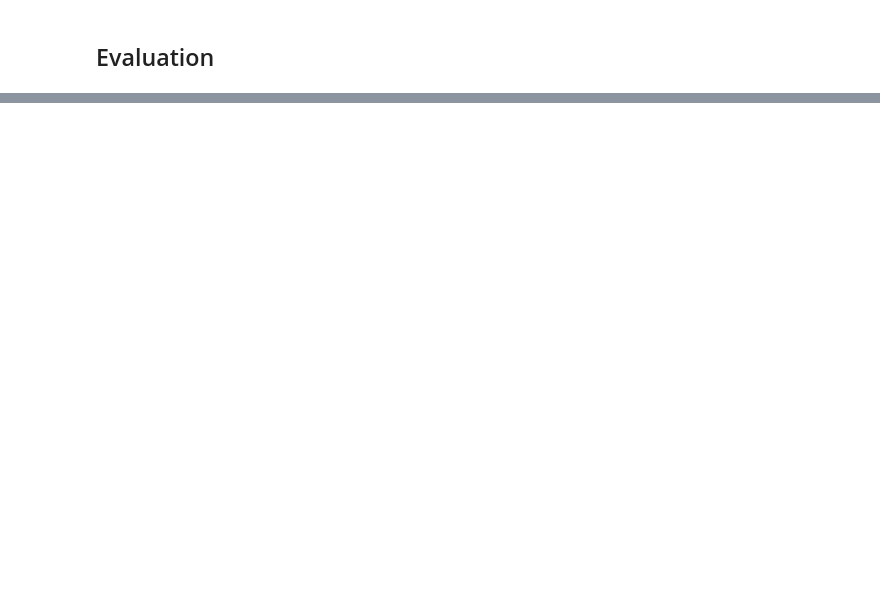
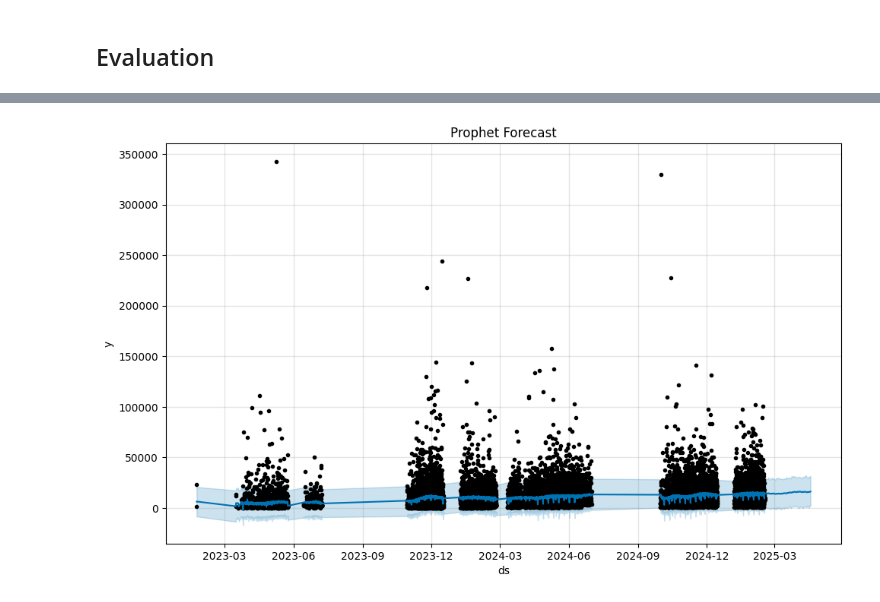
Before and after one commit to greglacinto/capstone_dab_422, a Jupyter notebook: capstone_phase2.ipynb, the cells around one changed output, grey strips where cells are left out. Drawn from its saved outputs; the diff is of its cells as text; code cells hidden in the pictures; blank space fills up the shorter version.

```diff
--- a/capstone_phase2.ipynb
+++ b/capstone_phase2.ipynb
@@ -1177,0 +1484,16 @@ plt.show()
+# %%
+ts_data.index = pd.to_datetime(ts_data.index)  # Convert index to datetime
+
+def create_features(data):
+    df = pd.DataFrame(data)
+    df['sales'] = df['total_amount_paid_for_order']
+    df['dayofweek'] = df.index.dayofweek
+    df['month'] = df.index.month
+    df['day'] = df.index.day
+    return df
+
+data_with_features = create_features(daily_data)
+
+print("Data shape:", data_with_features.shape)
+print("\nFirst few rows:")
+print(data_with_features.head())
@@ -1177,0 +1640,66 @@ plt.show()
+# %%
+# Import Prophet and other required libraries
+from prophet import Prophet
+import pandas as pd
+import numpy as np
+from sklearn.metrics import mean_absolute_error, mean_squared_error, r2_score
+import matplotlib.pyplot as plt
+
+# 1. Prepare data for Prophet (requires 'ds' for dates and 'y' for values)
+prophet_data = pd.DataFrame({
+    'ds': ts_data.index,
+    'y': ts_data.values
+})
+
+# 2. Create and fit Prophet model
+model = Prophet(
+    yearly_seasonality=True,
+    weekly_seasonality=True,
+    daily_seasonality=True,
+    changepoint_prior_scale=0.05,  # Flexibility of trend changes
+    seasonality_prior_scale=10     # Flexibility of seasonality
+)
+
+# Fit the model
+model.fit(prophet_data)
+
+# 3. Create future dates for prediction (including our test period)
+future_dates = model.make_future_dataframe(periods=60, freq='D')
+
+# 4. Make predictions
+forecast = model.predict(future_dates)
+
+# 5. Calculate accuracy metrics for the last 60 days
+actual_values = prophet_data['y'].iloc[-60:].values
+predicted_values = forecast['yhat'].iloc[-60:].values
+
+mae = mean_absolute_error(actual_values, predicted_values)
+rmse = np.sqrt(mean_squared_error(actual_values, predicted_values))
+r2 = r2_score(actual_values, predicted_values)
+
+print('\nAccuracy Metrics:')
+print(f'Mean Absolute Error (MAE): {mae:.2f}')
+print(f'Root Mean Squared Error (RMSE): {rmse:.2f}')
+print(f'R-squared Score: {r2:.4f}')
+
+# 6. Plotting
+# Plot the entire forecast
+fig1 = model.plot(forecast)
+plt.title('Prophet Forecast')
+plt.show()
+
+# Plot components (trend, weekly seasonality, yearly seasonality)
+fig2 = model.plot_components(forecast)
+plt.show()
+
+# Plot actual vs predicted for last 60 days
+plt.figure(figsize=(15, 6))
+plt.plot(prophet_data['ds'].iloc[-60:], actual_values, label='Actual', color='blue')
+plt.plot(prophet_data['ds'].iloc[-60:], predicted_values, label='Predicted', color='red')
+plt.title('Prophet: Actual vs Predicted Values (Last 60 Days)')
+plt.legend()
+plt.grid(True)
+plt.xticks(rotation=45)
+plt.tight_layout()
+plt.show()
+# %% [output]
@@ -1177,0 +1712 @@ plt.show()
+[figure, added]
```
Also changed, not shown: parts of 69 cells of this notebook, 2 other files.
